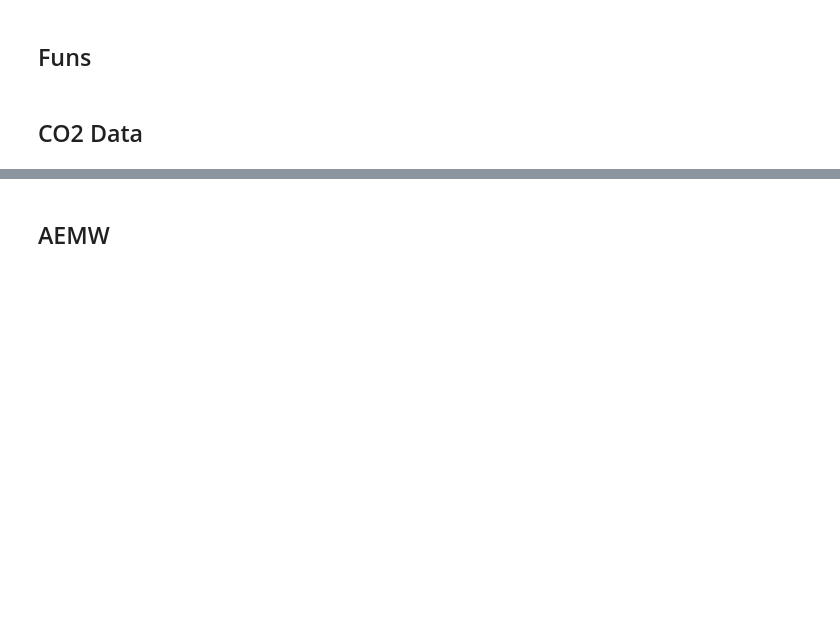
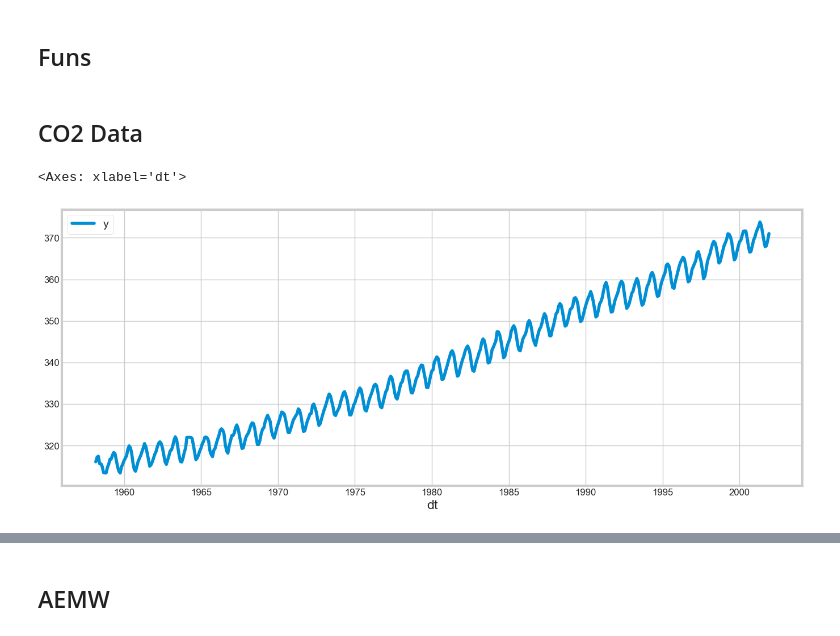
Before and after one commit to dmika1234/ds-ts-forecast, a Jupyter notebook: prototyping/test.ipynb, the cells around one changed output, grey strips where cells are left out. Saved outputs shown, nothing was run; the diff lists cells and outputs as text; code cells hidden in the pictures; blank space fills up the shorter version.

```diff
--- a/prototyping/test.ipynb
+++ b/prototyping/test.ipynb
@@ -147,3 +165,13 @@ from datetime import datetime
+# %%
+import seaborn as sns
+sns.set_style("whitegrid")
+# %%
+# Plot the data in a nice plot
+plt.figure(figsize=(15, 6))
+sns.lineplot(co2_df)
+# %% [output]
+<Axes: xlabel='dt'>
+[figure, added]
 # %%
 train_size = 0.8
 split_year_str = str(co2_df.index.year.unique()[int(co2_df.index.year.nunique() * train_size)])
```
Also changed, not shown: parts of 18 cells of this notebook, 3 other files.
